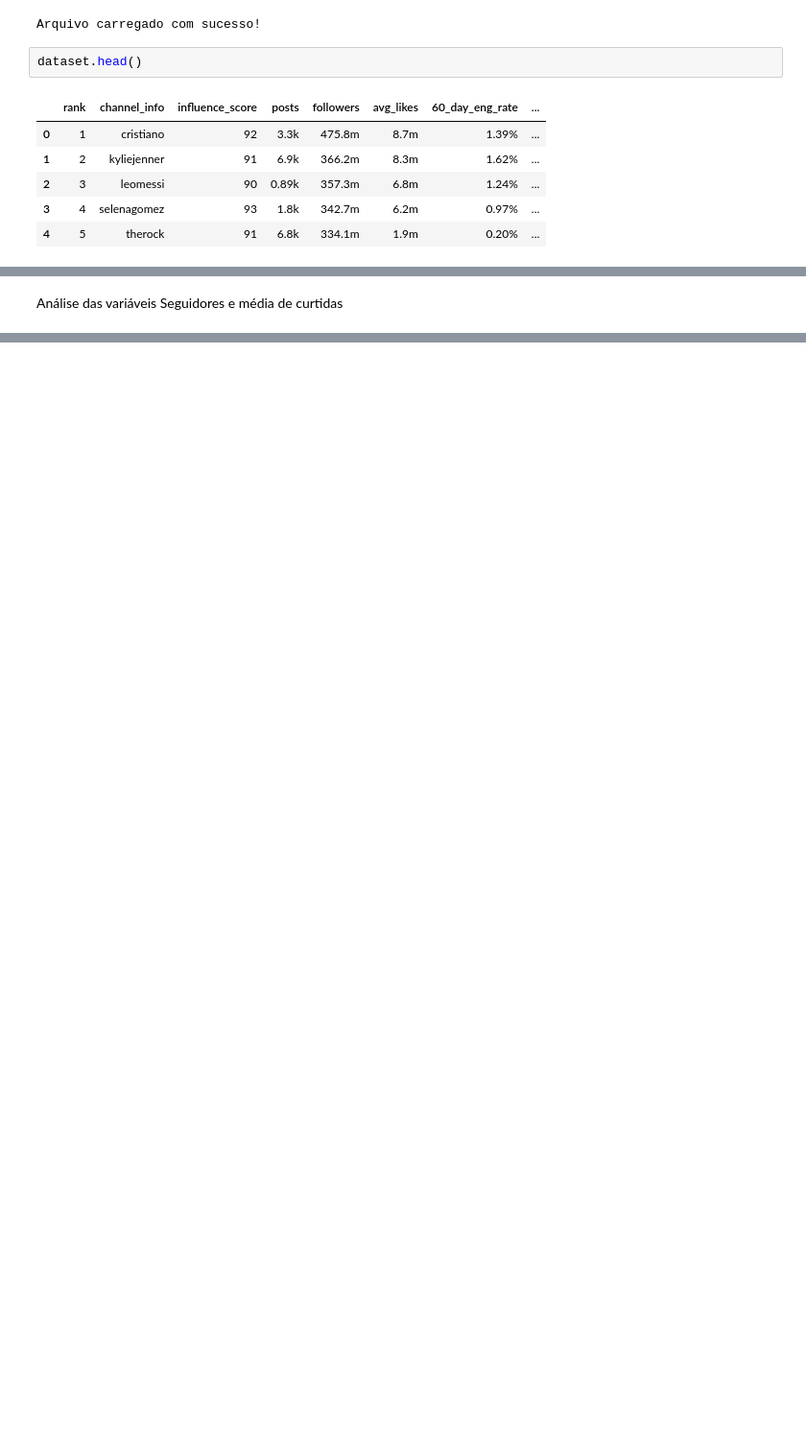
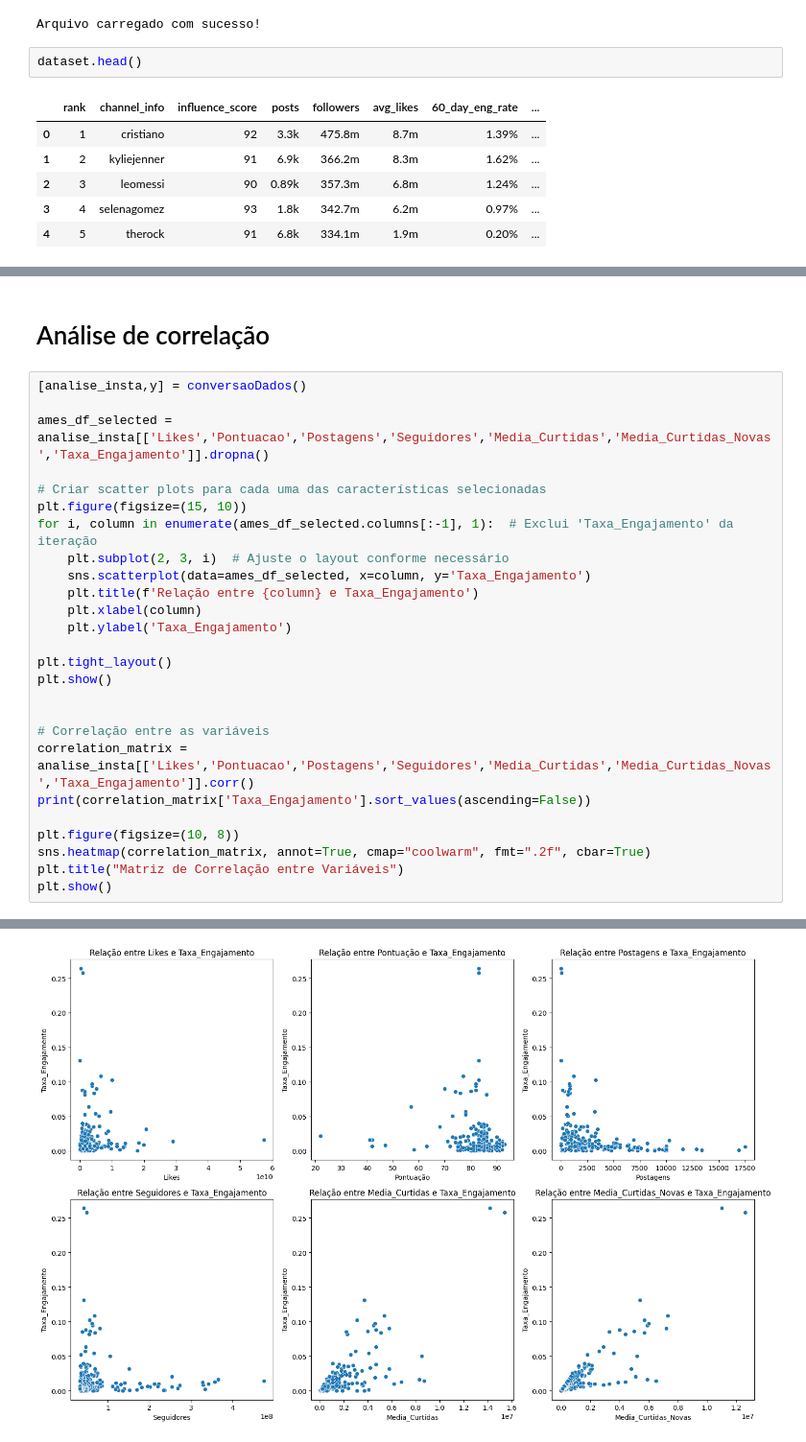
Before and after one commit to erichbarreto/RESTIC36, a Jupyter notebook: Atividade_9.ipynb, the cells around one changed output, grey strips where cells are left out. Shown at 96% size. Saved outputs shown, nothing was run; the diff lists cells and outputs as text; blank space fills up the shorter version.

```diff
--- a/Atividade_9.ipynb
+++ b/Atividade_9.ipynb
@@ -71,2 +89,29 @@ y = analise_insta['Taxa_Engajamento']
-# %% [markdown]
-Análise das variáveis Seguidores e média de curtidas
+# %% [markdown]
+# Análise de correlação
+# %%
+[analise_insta,y] = conversaoDados()
+
+ames_df_selected = analise_insta[['Likes','Pontuacao','Postagens','Seguidores','Media_Curtidas','Media_Curtidas_Novas','Taxa_Engajamento']].dropna()
+
+# Criar scatter plots para cada uma das características selecionadas
+plt.figure(figsize=(15, 10))
+for i, column in enumerate(ames_df_selected.columns[:-1], 1):  # Exclui 'Taxa_Engajamento' da iteração
+    plt.subplot(2, 3, i)  # Ajuste o layout conforme necessário
+    sns.scatterplot(data=ames_df_selected, x=column, y='Taxa_Engajamento')
+    plt.title(f'Relação entre {column} e Taxa_Engajamento')
+    plt.xlabel(column)
+    plt.ylabel('Taxa_Engajamento')
+
+plt.tight_layout()
+plt.show()
+
+
+# Correlação entre as variáveis
+correlation_matrix =  analise_insta[['Likes','Pontuacao','Postagens','Seguidores','Media_Curtidas','Media_Curtidas_Novas','Taxa_Engajamento']].corr()
+print(correlation_matrix['Taxa_Engajamento'].sort_values(ascending=False))
+
+plt.figure(figsize=(10, 8))
+sns.heatmap(correlation_matrix, annot=True, cmap="coolwarm", fmt=".2f", cbar=True)
+plt.title("Matriz de Correlação entre Variáveis")
+plt.show()
+# %% [output]
@@ -72,0 +137 @@ Análise das variáveis Seguidores e média de curtidas
+[figure, added]
```
Also changed, not shown: parts of 25 cells of this notebook.
